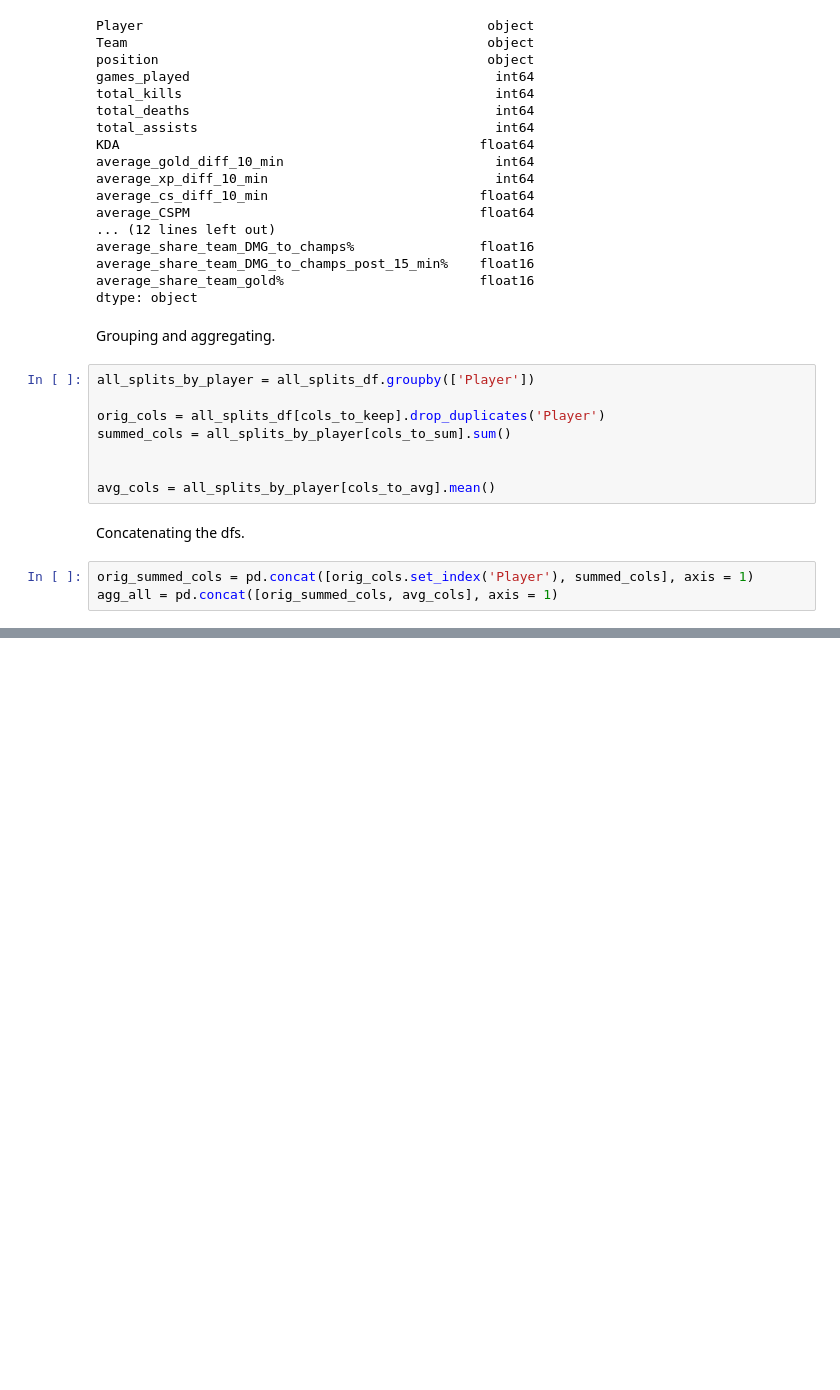
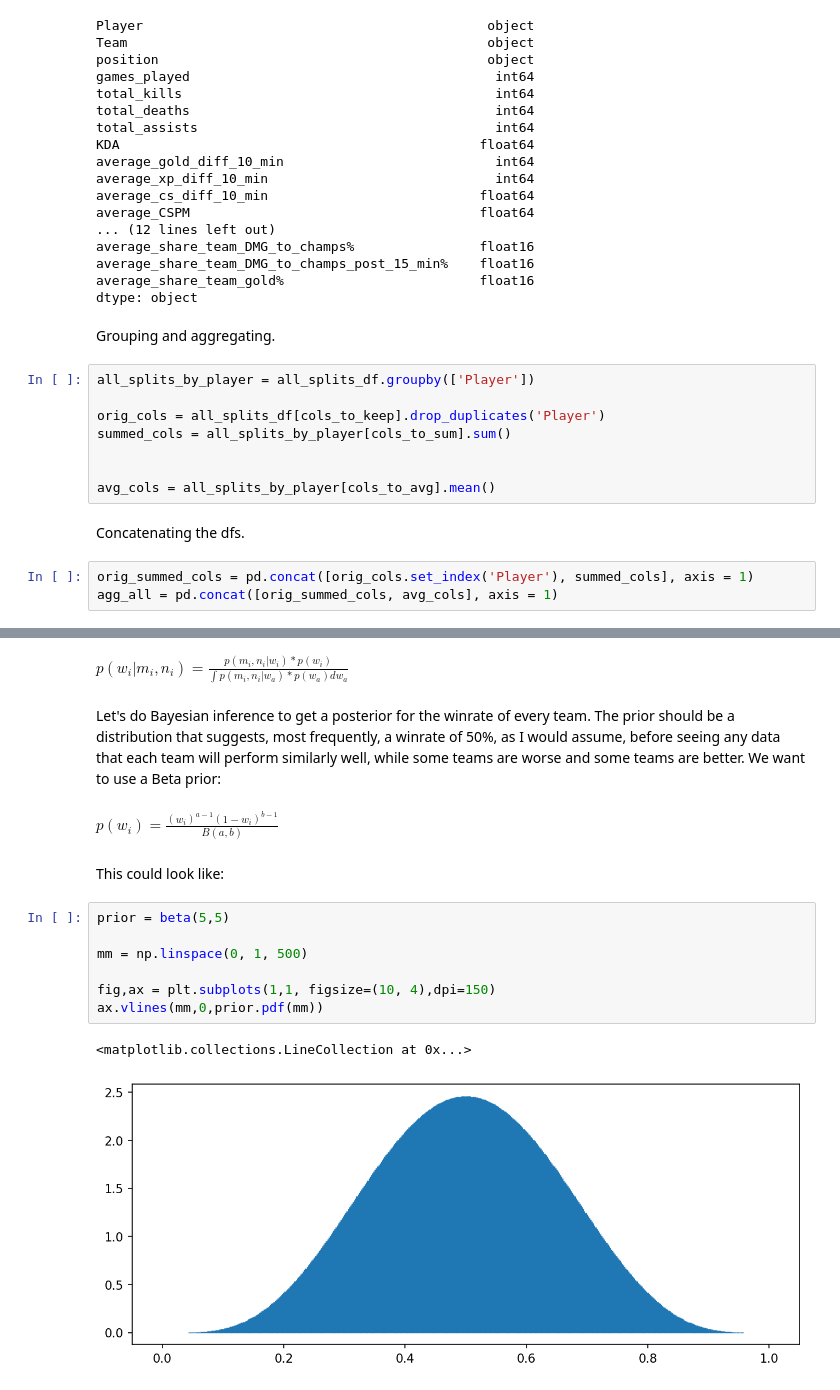
Before and after one commit to SFauth/LCK_CL_2021_Talent_Identification_Uni_Project, a Jupyter notebook: code.ipynb, the cells around one changed output, grey strips where cells are left out. Drawn from its saved outputs; the diff is of its cells as text; blank space fills up the shorter version.

Commit message:
created inference of win%

```diff
--- a/code.ipynb
+++ b/code.ipynb
@@ -149,0 +185,19 @@ agg_all = pd.concat([orig_summed_cols, avg_cols], axis = 1)
+# %% [markdown]
+$p(w_i | m_i , n_i ) =  \frac{p(m_i , n_i | w_i) * p(w_i)}
+    {\int p(m_i , n_i | w_a) * p(w_a) dw_a}$
+# %% [markdown]
+Let's do Bayesian inference to get a posterior for the winrate of every team. The prior should be a distribution that suggests, most frequently, a winrate of 50%, as I would assume, before seeing any data that each team will perform similarly well, while some teams are worse and some teams are better. We want to use a Beta prior:
+# %% [markdown]
+$p(w_i) = \frac{(w_i)^{a-1} (1-w_i)^{b-1}}{B(a,b)}$
+# %% [markdown]
+This could look like:
+# %%
+prior = beta(5,5)
+
+mm = np.linspace(0, 1, 500)
+
+fig,ax = plt.subplots(1,1, figsize=(10, 4),dpi=150)
+ax.vlines(mm,0,prior.pdf(mm))
+# %% [output]
+<matplotlib.collections.LineCollection at 0x...>
+[figure, added]
```
Also changed, not shown: parts of 18 cells of this notebook.
